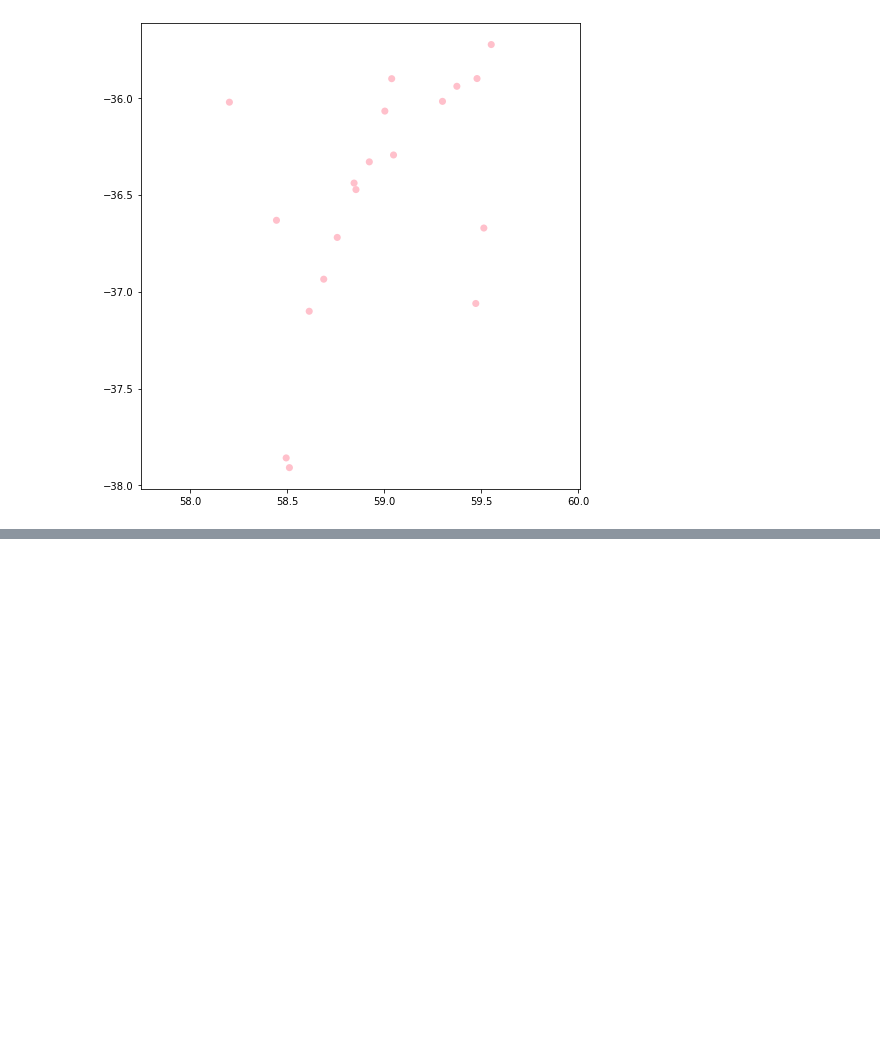
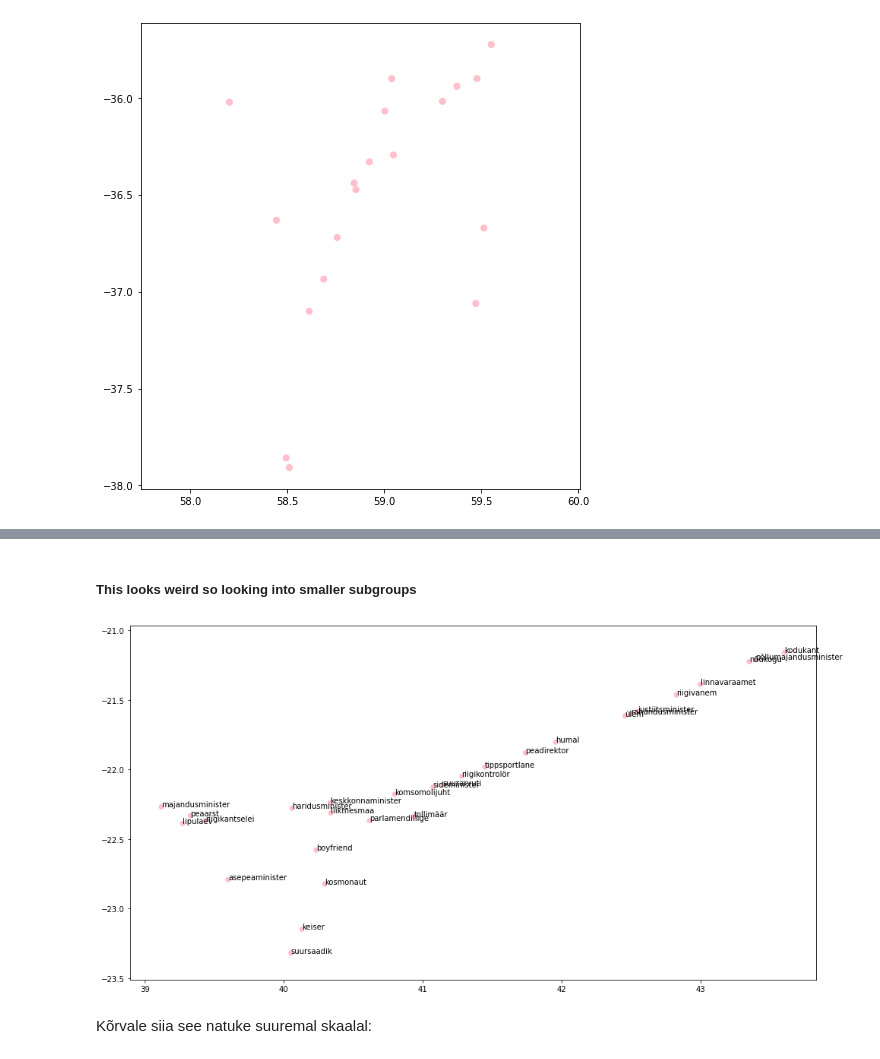
Before and after one commit to birgitsormus/noun-adj-classification, a Jupyter notebook: similarities.ipynb, the cells around one changed output, grey strips where cells are left out. Cells and saved outputs as stored; diff of their text form; code cells hidden in the pictures; blank space fills up the shorter version.

```diff
--- a/similarities.ipynb
+++ b/similarities.ipynb
@@ -228,0 +596,28 @@ plt.show()
+# %% [markdown]
+##### This looks weird so looking into smaller subgroups
+# %%
+lda_tsne_results_smaller = []
+smaller_with_words = []
+
+for i, result in enumerate(lda_tsne_results):
+    if result[0] > 37.5 and result[0] < 45 and result[1] < -21 and result[1] > -30:
+        lda_tsne_results_smaller.append(result)
+        smaller_with_words.append([result, nouns[i]])
+# %%
+x = [r[0] for r in lda_tsne_results_smaller]
+y = [r[1] for r in lda_tsne_results_smaller]
+n = [ah[1] for ah in smaller_with_words]
+
+plt.figure(figsize=(14, 7))
+plt.scatter(x, y, marker='o', s=50, edgecolor='None', c='pink')
+
+for i, txt in enumerate(n):
+    plt.annotate(n[i], (x[i], y[i]))
+
+plt.tight_layout()
+plt.axis('equal')
+plt.show()
+# %% [output]
+[figure, added]
+# %% [markdown]
+Kõrvale siia see natuke suuremal skaalal:
```
Also changed, not shown: parts of 60 cells of this notebook, 1 other file.
